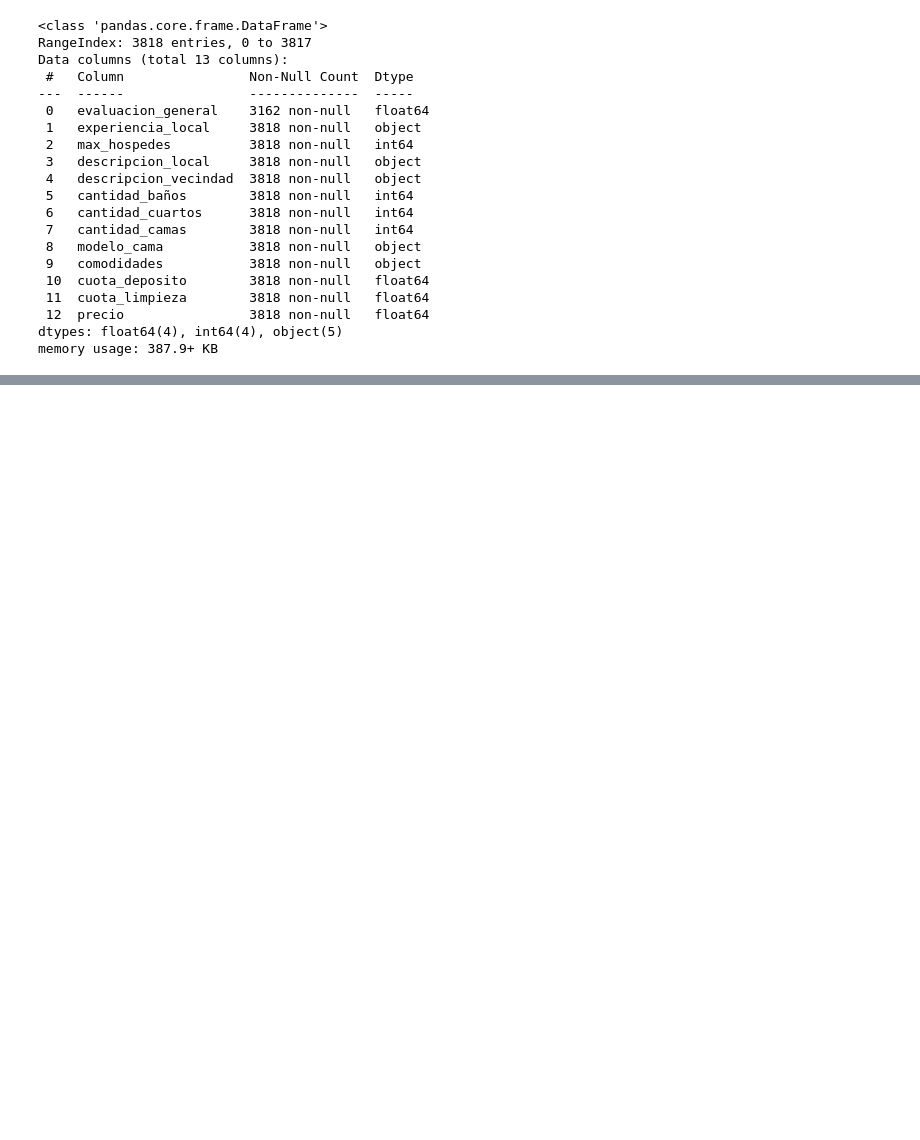
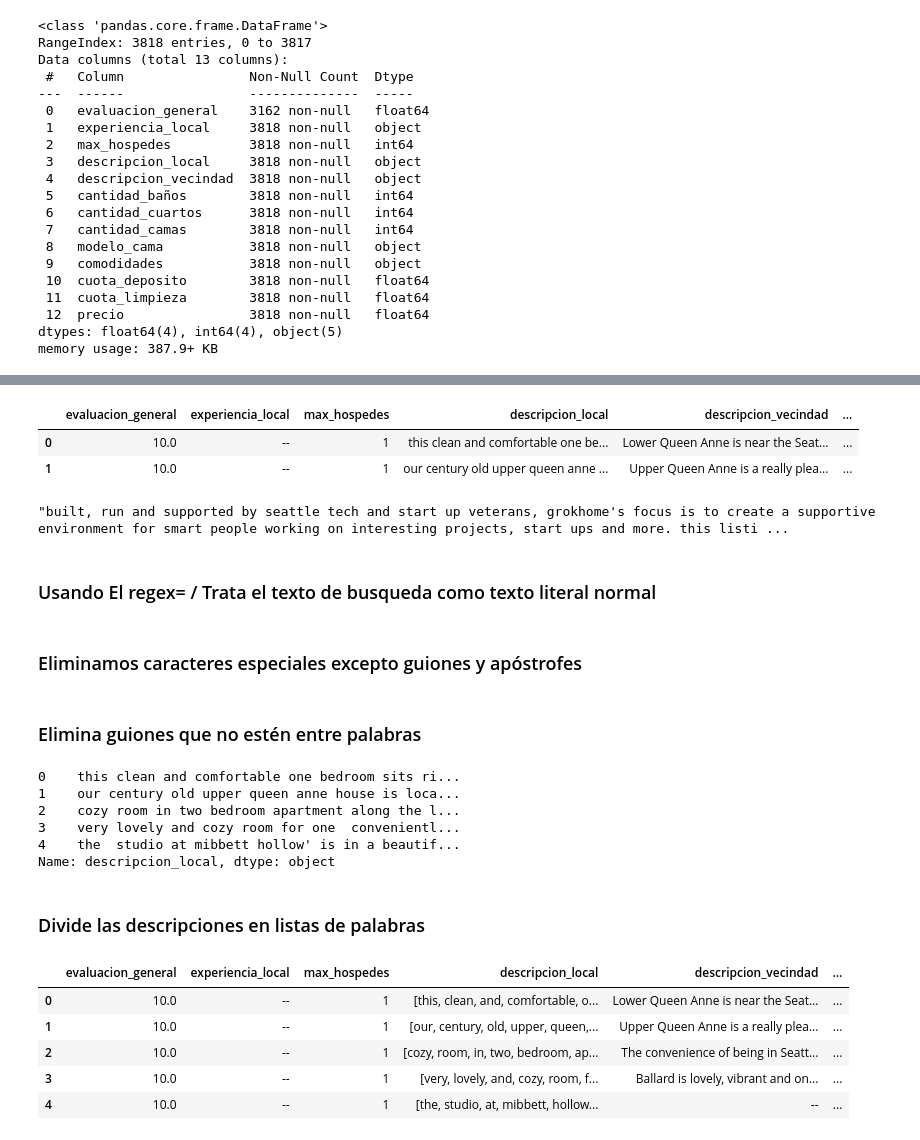
Before and after one commit to LejImkoaj/pandas_transf_manip_datos, a Jupyter notebook: conociendo_el_problema/entendiendo_el_problema.ipynb, the cells around one changed output, grey strips where cells are left out. Cells and saved outputs as stored; diff of their text form; code cells hidden in the pictures; blank space fills up the shorter version.

Commit message:
usando regex=

```diff
--- a/conociendo_el_problema/entendiendo_el_problema.ipynb
+++ b/conociendo_el_problema/entendiendo_el_problema.ipynb
@@ -228,0 +248,41 @@ memory usage: 387.9+ KB
+# %%
+datos_explode['descripcion_local'] = datos_explode['descripcion_local'].str.lower()
+datos_explode.head(2)
+# %% [output]
+|  | evaluacion_general | experiencia_local | max_hospedes | descripcion_local | descripcion_vecindad | ... |
+| 0 | 10.0 | -- | 1 | this clean and comfortable one be... | Lower Queen Anne is near the Seat... | ... |
+| 1 | 10.0 | -- | 1 | our century old upper queen anne ... | Upper Queen Anne is a really plea... | ... |
+# %%
+datos_explode['descripcion_local'][3169]
+# %% [output]
+"built, run and supported by seattle tech and start up veterans, grokhome's focus is to create a supportive environment for smart people working on interesting projects, start ups and more. this listi ...
+# %% [markdown]
+### Usando El regex= / Trata el texto de busqueda como texto literal normal
+# %% [markdown]
+### Eliminamos caracteres especiales excepto guiones y apóstrofes
+# %%
+datos_explode['descripcion_local'] = datos_explode['descripcion_local'].str.replace('[^a-zA-Z0-9\']', ' ', regex=True)
+# %% [markdown]
+### Elimina guiones que no estén entre palabras
+# %%
+datos_explode['descripcion_local'] = datos_explode['descripcion_local'].str.replace('(?<!)-(?!)', ' ', regex=True) # Elimina guiones que no estén entre palabras
+datos_explode['descripcion_local'].head()
+# %% [output]
+0    this clean and comfortable one bedroom sits ri...
+1    our century old upper queen anne house is loca...
+2    cozy room in two bedroom apartment along the l...
+3    very lovely and cozy room for one  convenientl...
+4    the  studio at mibbett hollow' is in a beautif...
+Name: descripcion_local, dtype: object
+# %% [markdown]
+### Divide las descripciones en listas de palabras
+# %%
+datos_explode['descripcion_local'] = datos_explode['descripcion_local'].str.split()
+datos_explode.head()
+# %% [output]
+|  | evaluacion_general | experiencia_local | max_hospedes | descripcion_local | descripcion_vecindad | ... |
+| 0 | 10.0 | -- | 1 | [this, clean, and, comfortable, o... | Lower Queen Anne is near the Seat... | ... |
+| 1 | 10.0 | -- | 1 | [our, century, old, upper, queen,... | Upper Queen Anne is a really plea... | ... |
+| 2 | 10.0 | -- | 1 | [cozy, room, in, two, bedroom, ap... | The convenience of being in Seatt... | ... |
+| 3 | 10.0 | -- | 1 | [very, lovely, and, cozy, room, f... | Ballard is lovely, vibrant and on... | ... |
+| 4 | 10.0 | -- | 1 | [the, studio, at, mibbett, hollow... | -- | ... |
```
Also changed, not shown: parts of 6 cells of this notebook.
